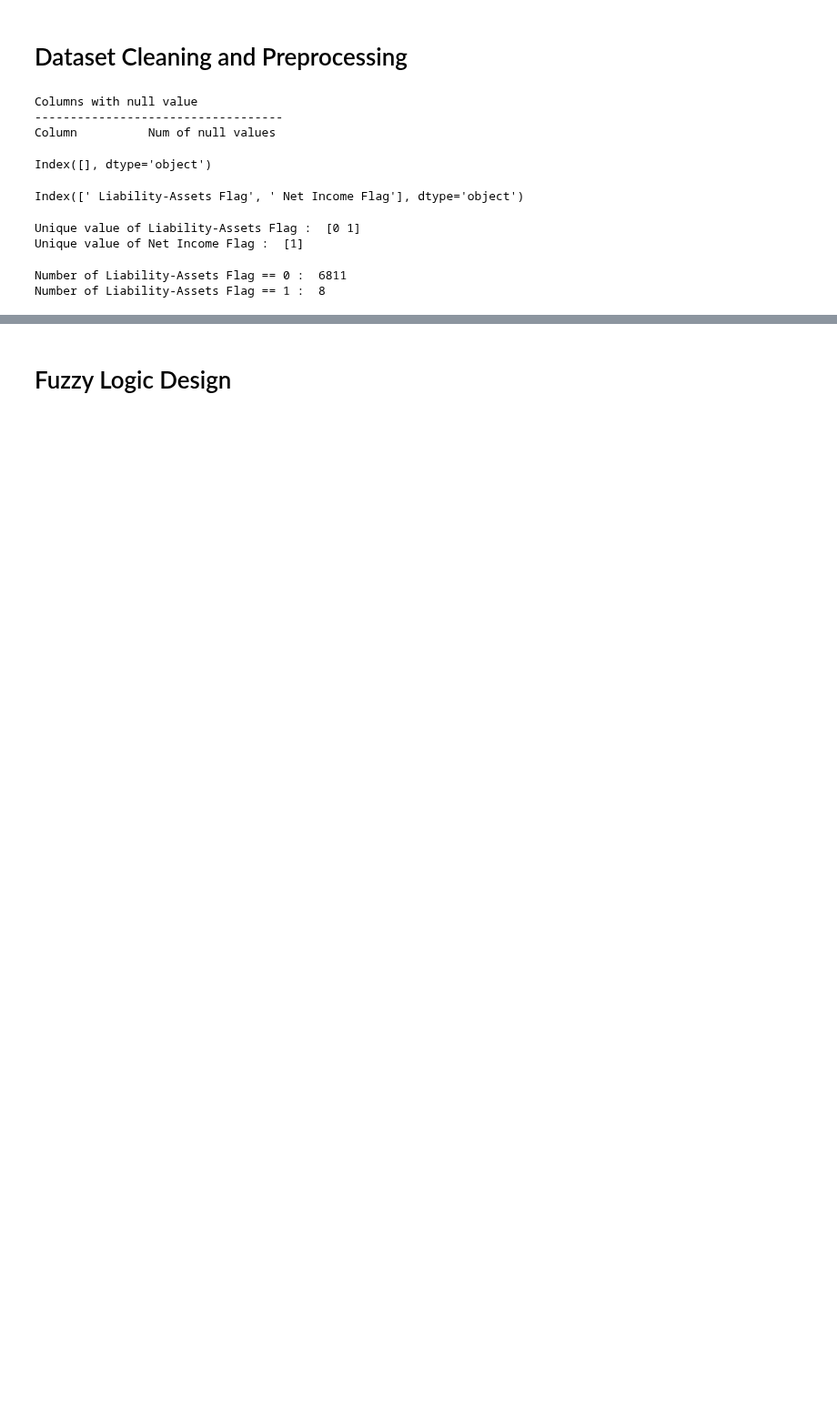
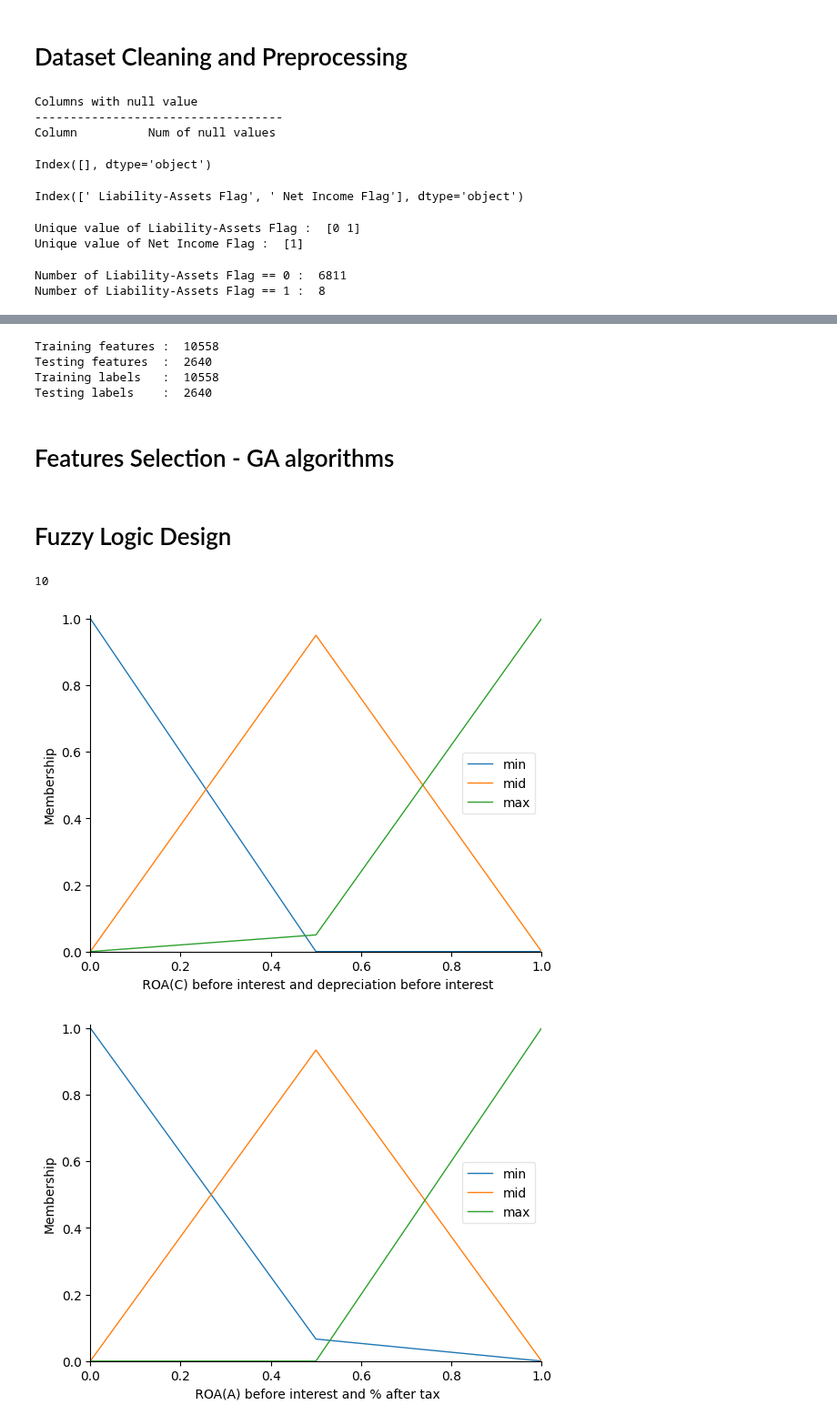
Before and after one commit to yeesem/Soft-Computing, a Jupyter notebook: Assignment_3_Evolutionary_Computing.ipynb, the cells around one changed output, grey strips where cells are left out. Shown at 91% size. Drawn from its saved outputs; the diff is of its cells as text; code cells hidden in the pictures; blank space fills up the shorter version.

```diff
--- a/Assignment_3_Evolutionary_Computing.ipynb
+++ b/Assignment_3_Evolutionary_Computing.ipynb
@@ -71,0 +88,3 @@ features.drop(columns = features.select_dtypes('int').columns,inplace = True)
+# %%
+df = pd.concat([features,y],axis = 1)
+df.head()
@@ -71,0 +129,22 @@ features.drop(columns = features.select_dtypes('int').columns,inplace = True)
+# %%
+# Split Dataset into train and test sets
+X = df.drop(['Bankrupt?'],axis = 1)
+y = df['Bankrupt?']
+X_train,X_test,y_train,y_test = train_test_split(
+    X,
+    y,
+    test_size = 0.2,
+    random_state = 42
+)
+
+print("Training features : ", len(X_train))
+print("Testing features  : ", len(X_test))
+print("Training labels   : ", len(y_train))
+print("Testing labels    : ", len(y_test))
+# %% [output]
+Training features :  10558
+Testing features  :  2640
+Training labels   :  10558
+Testing labels    :  2640
+# %% [markdown]
+# Features Selection - GA algorithms
@@ -73,0 +192,33 @@ features.drop(columns = features.select_dtypes('int').columns,inplace = True)
+# %%
+def define_fuzzy_input_variable(dataset):
+    membership_functions = []
+
+    for col in dataset.columns[:10]:
+        min_val = np.min(dataset[col])
+        max_val = np.max(dataset[col])
+        mid_val = np.median(dataset[col])
+
+        # Define the universe with reduced precision to save memory
+        universe = np.arange(np.floor(min_val), np.ceil(max_val) + 0.1, 0.5)
+
+        feature = ctrl.Antecedent(universe, str(col))
+        feature['min'] = fuzz.trimf(feature.universe, [min_val, min_val, mid_val])
+        feature['mid'] = fuzz.trimf(feature.universe, [min_val, mid_val, max_val])
+        feature['max'] = fuzz.trimf(feature.universe, [mid_val, max_val, max_val])
+
+        membership_functions.append(feature)
+
+
+    return membership_functions
+# %%
+membership_functions = define_fuzzy_input_variable(X_train)
+# %%
+len(membership_functions)
+# %% [output]
+10
+# %%
+for i in range(len(membership_functions)):
+  membership_functions[i].view()
+# %% [output]
+[figure, added]
+[figure, added]
```
Also changed, not shown: parts of 11 cells of this notebook.
